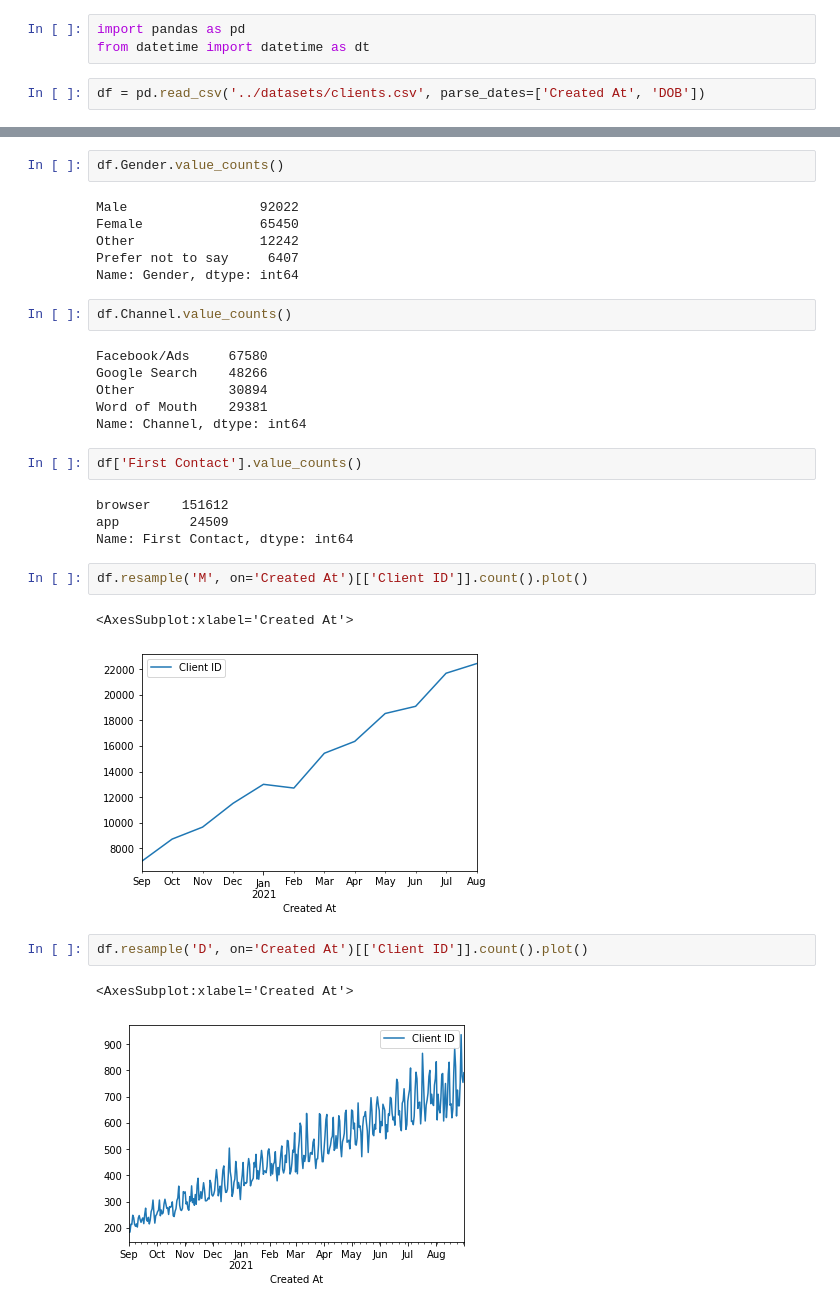
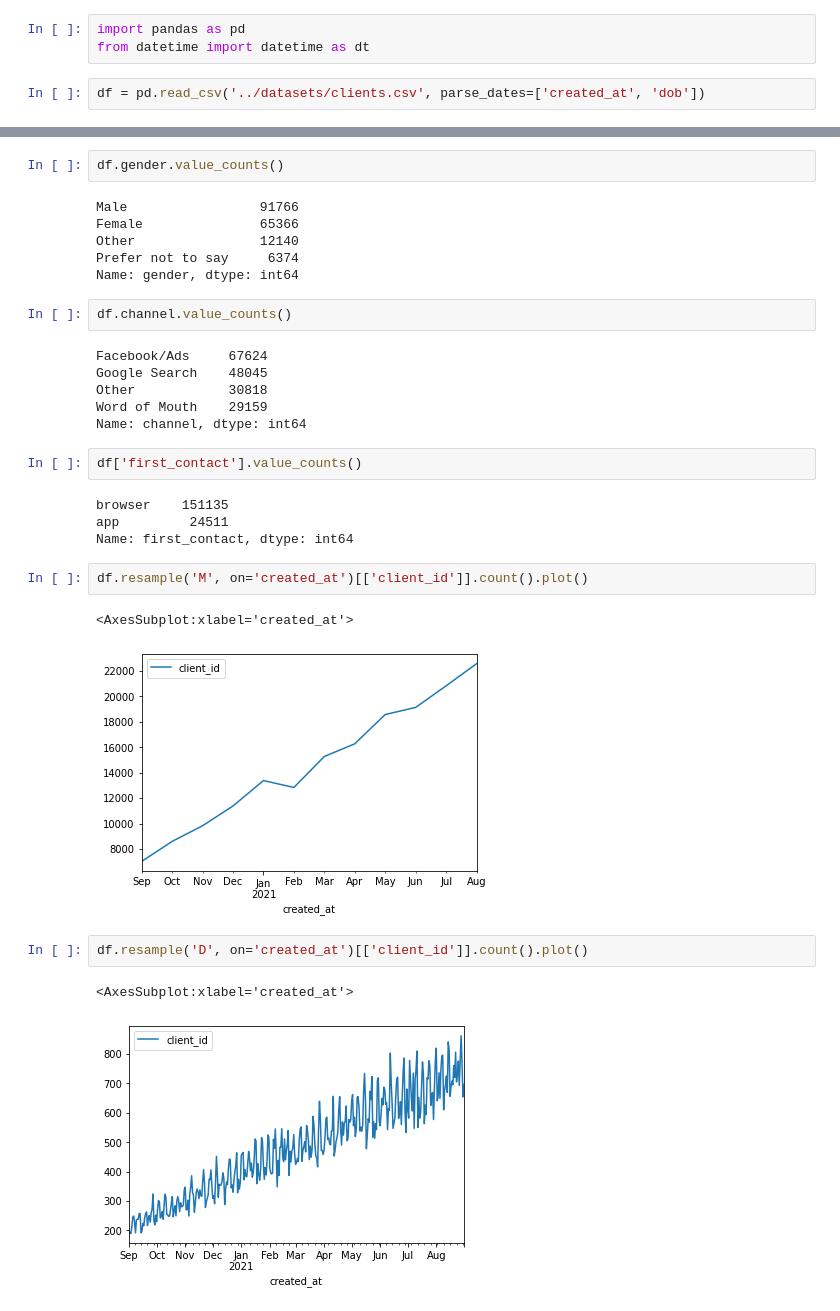
Before and after one commit to ayushsubedi/eHamroPasalmandu, a Jupyter notebook: notebooks/clients_eda.ipynb, the cells around one changed output, grey strips where cells are left out. Saved outputs shown, nothing was run; the diff lists cells and outputs as text.

Commit message:
eda on clients

```diff
--- a/notebooks/clients_eda.ipynb
+++ b/notebooks/clients_eda.ipynb
@@ -2,7 +2,7 @@
 import pandas as pd
 from datetime import datetime as dt
 # %%
-df = pd.read_csv('../datasets/clients.csv', parse_dates=['Created At', 'DOB'])
+df = pd.read_csv('../datasets/clients.csv', parse_dates=['created_at', 'dob'])
 # %%
 df
 # %% [output]
@@ -22,33 +22,33 @@ df
 # %%
-df.Gender.value_counts()
+df.gender.value_counts()
 # %% [output]
-Male                 92022
-Female               65450
-Other                12242
-Prefer not to say     6407
-Name: Gender, dtype: int64
+Male                 91766
+Female               65366
+Other                12140
+Prefer not to say     6374
+Name: gender, dtype: int64
 # %%
-df.Channel.value_counts()
+df.channel.value_counts()
 # %% [output]
-Facebook/Ads     67580
-Google Search    48266
-Other            30894
-Word of Mouth    29381
-Name: Channel, dtype: int64
+Facebook/Ads     67624
+Google Search    48045
+Other            30818
+Word of Mouth    29159
+Name: channel, dtype: int64
 # %%
-df['First Contact'].value_counts()
+df['first_contact'].value_counts()
 # %% [output]
-browser    151612
-app         24509
-Name: First Contact, dtype: int64
+browser    151135
+app         24511
+Name: first_contact, dtype: int64
 # %%
-df.resample('M', on='Created At')[['Client ID']].count().plot()
+df.resample('M', on='created_at')[['client_id']].count().plot()
 # %% [output]
-<AxesSubplot:xlabel='Created At'>
+<AxesSubplot:xlabel='created_at'>
-[figure, old version]
+[figure, new version]
 # %%
-df.resample('D', on='Created At')[['Client ID']].count().plot()
+df.resample('D', on='created_at')[['client_id']].count().plot()
 # %% [output]
-<AxesSubplot:xlabel='Created At'>
+<AxesSubplot:xlabel='created_at'>
-[figure, old version]
+[figure, new version]
 # %%
```
Also changed, not shown: parts of 4 cells of this notebook.
